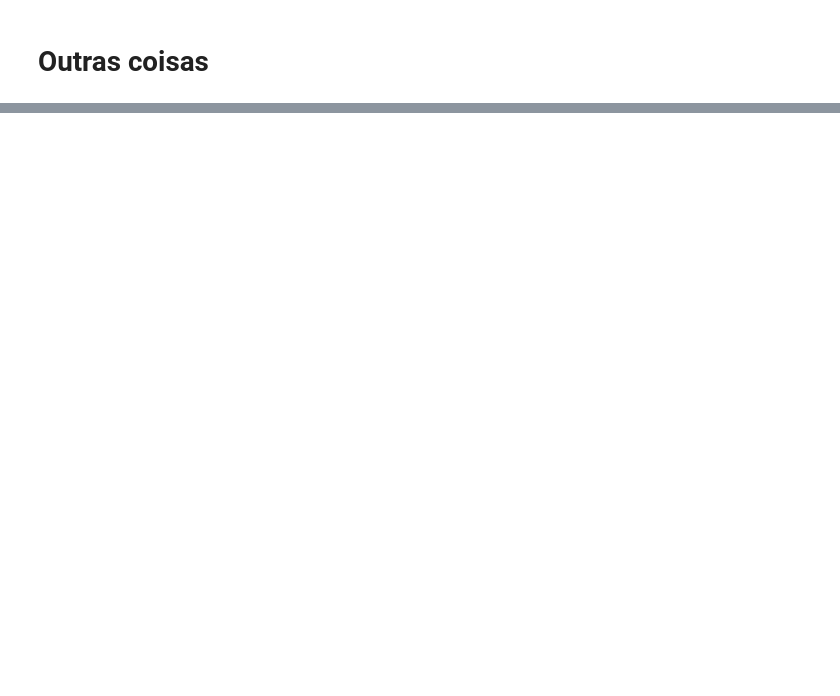
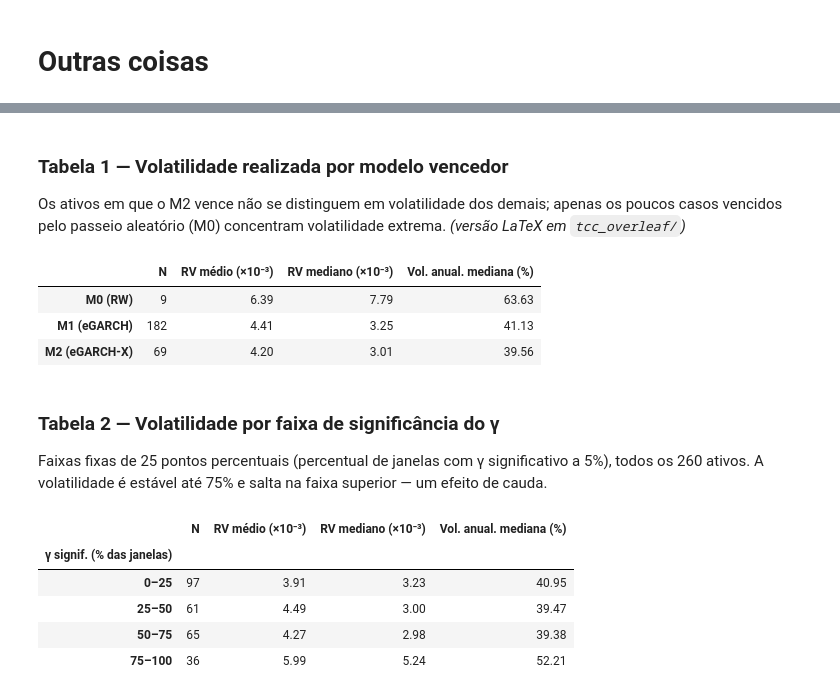
Before and after one commit to bruno-ritter/artigo_svi, a Jupyter notebook: 03_analise_resultados.ipynb, the cells around one changed output, grey strips where cells are left out. Saved outputs shown, nothing was run; the diff lists cells and outputs as text; code cells hidden in the pictures; blank space fills up the shorter version.

```diff
--- a/03_analise_resultados.ipynb
+++ b/03_analise_resultados.ipynb
@@ -328,0 +406,50 @@ len(temp.query("ok != 103")) + len(temp.query("ok == 103"))
+# %% [markdown]
+### Tabela 1 — Volatilidade realizada por modelo vencedor
+Os ativos em que o M2 vence não se distinguem em volatilidade dos demais; apenas os poucos casos vencidos pelo passeio aleatório (M0) concentram volatilidade extrema. *(versão LaTeX em `tcc_overleaf/`)*
+# %%
+# RV e volatilidade anualizada por ativo; universo dos 260 da comparação final
+rv_ativo    = df_final.groupby("ticker_b3")["rv"].mean()
+vol_anual   = 100 * np.sqrt(52 * rv_ativo)
+tickers_260 = set(df_qlike["ticker_b3"])
+
+# vencedor por QLIKE (menor perda)
+winner = df_qlike.set_index("ticker_b3")[["M0_RW", "M1_GARCH", "M2_GARCHX"]].idxmin(axis=1)
+g1 = pd.DataFrame({"RV": rv_ativo, "Vol": vol_anual}).join(winner.rename("modelo")).dropna(subset=["modelo"])
+
+tab1 = (g1.groupby("modelo")
+          .agg(N=("RV", "size"), RV_medio=("RV", "mean"),
+               RV_mediano=("RV", "median"), Vol=("Vol", "median"))
+          .reindex(["M0_RW", "M1_GARCH", "M2_GARCHX"]))
+tab1[["RV_medio", "RV_mediano"]] *= 1e3
+tab1.columns = ["N", "RV médio (×10⁻³)", "RV mediano (×10⁻³)", "Vol. anual. mediana (%)"]
+tab1.index   = ["M0 (RW)", "M1 (eGARCH)", "M2 (eGARCH-X)"]
+tab1.round(2)
+# %% [output]
+|  | N | RV médio (×10⁻³) | RV mediano (×10⁻³) | Vol. anual. mediana (%) |
+| M0 (RW) | 9 | 6.39 | 7.79 | 63.63 |
+| M1 (eGARCH) | 182 | 4.41 | 3.25 | 41.13 |
+| M2 (eGARCH-X) | 69 | 4.20 | 3.01 | 39.56 |
+# %% [markdown]
+### Tabela 2 — Volatilidade por faixa de significância do γ
+Faixas fixas de 25 pontos percentuais (percentual de janelas com γ significativo a 5%), todos os 260 ativos. A volatilidade é estável até 75% e salta na faixa superior — um efeito de cauda.
+# %%
+sig = df_resumo_params["pct_signif_5pct"]
+g2 = pd.DataFrame({"RV": rv_ativo, "Vol": vol_anual, "sig": sig})
+g2 = g2[g2.index.isin(tickers_260)].dropna(subset=["sig"])
+g2["faixa"] = pd.cut(g2["sig"], bins=[0, 25, 50, 75, 100],
+                     labels=["0–25", "25–50", "50–75", "75–100"], include_lowest=True)
+
+tab2 = g2.groupby("faixa", observed=False).agg(
+        N=("RV", "size"), RV_medio=("RV", "mean"),
+        RV_mediano=("RV", "median"), Vol=("Vol", "median"))
+tab2[["RV_medio", "RV_mediano"]] *= 1e3
+tab2.columns     = ["N", "RV médio (×10⁻³)", "RV mediano (×10⁻³)", "Vol. anual. mediana (%)"]
+tab2.index.name  = "γ signif. (% das janelas)"
+tab2.round(2)
+# %% [output]
+|  | N | RV médio (×10⁻³) | RV mediano (×10⁻³) | Vol. anual. mediana (%) |
+| γ signif. (% das janelas) |  |  |  |  |
+| 0–25 | 97 | 3.91 | 3.23 | 40.95 |
+| 25–50 | 61 | 4.49 | 3.00 | 39.47 |
+| 50–75 | 65 | 4.27 | 2.98 | 39.38 |
+| 75–100 | 36 | 5.99 | 5.24 | 52.21 |
```
Also changed, not shown: parts of 16 cells of this notebook, 5 other files.
